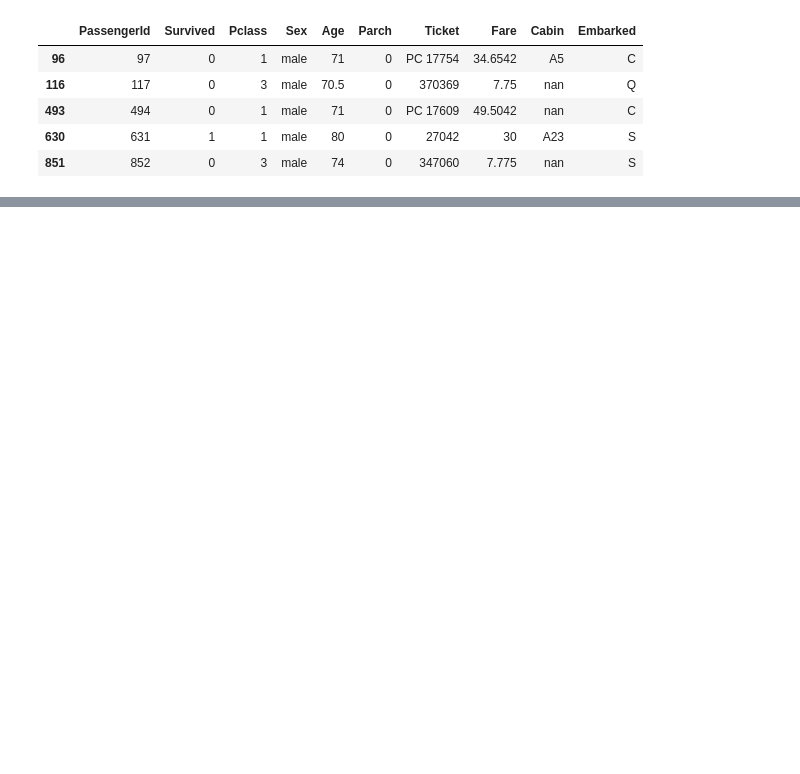
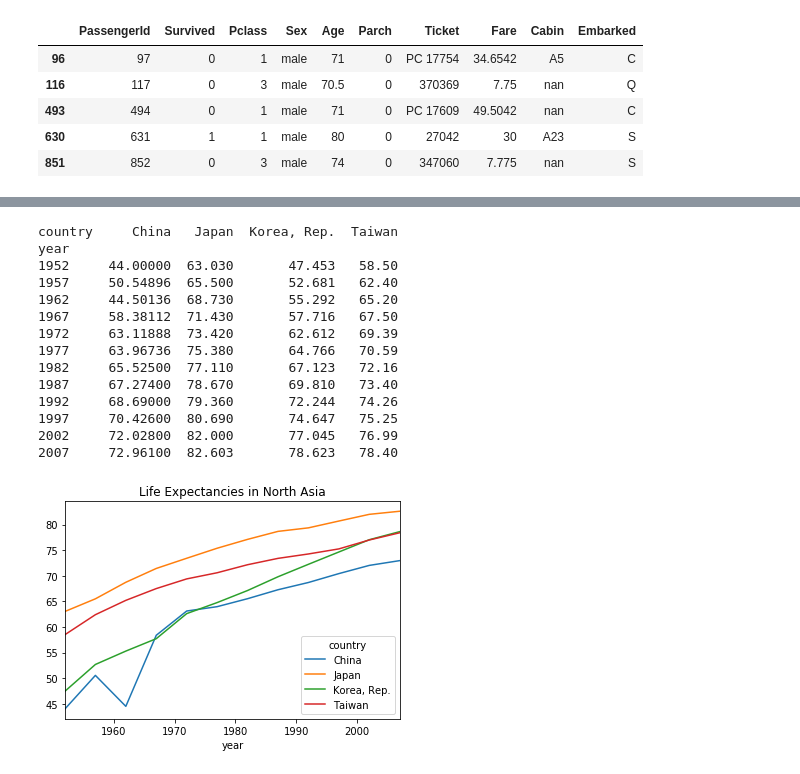
Before and after one commit to Eddie6382/python_practice, a Jupyter notebook: data_processing/Pandas 教學.ipynb, the cells around one changed output, grey strips where cells are left out. Cells and saved outputs as stored; diff of their text form; code cells hidden in the pictures; blank space fills up the shorter version.

```diff
--- a/data_processing/Pandas 教學.ipynb
+++ b/data_processing/Pandas 教學.ipynb
@@ -171,0 +216,24 @@ memory usage: 238.4 KB
+# %%
+gapminder_northasia = gapminder[gapminder['country']
+                                    .isin(['China', 'Japan', 'Korea, Rep.', 'Taiwan'])]
+gapminder_northasia_pivot = gapminder_northasia.pivot_table(
+    values = 'lifeExp', columns = 'country', index = 'year')
+print(gapminder_northasia_pivot)
+gapminder_northasia_pivot.plot(title = 'Life Expectancies in North Asia')
+plt.show()
+# %% [output]
+country     China   Japan  Korea, Rep.  Taiwan
+year
+1952     44.00000  63.030       47.453   58.50
+1957     50.54896  65.500       52.681   62.40
+1962     44.50136  68.730       55.292   65.20
+1967     58.38112  71.430       57.716   67.50
+1972     63.11888  73.420       62.612   69.39
+1977     63.96736  75.380       64.766   70.59
+1982     65.52500  77.110       67.123   72.16
+1987     67.27400  78.670       69.810   73.40
+1992     68.69000  79.360       72.244   74.26
+1997     70.42600  80.690       74.647   75.25
+2002     72.02800  82.000       77.045   76.99
+2007     72.96100  82.603       78.623   78.40
+[figure, added]
```
Also changed, not shown: parts of 11 cells of this notebook.
